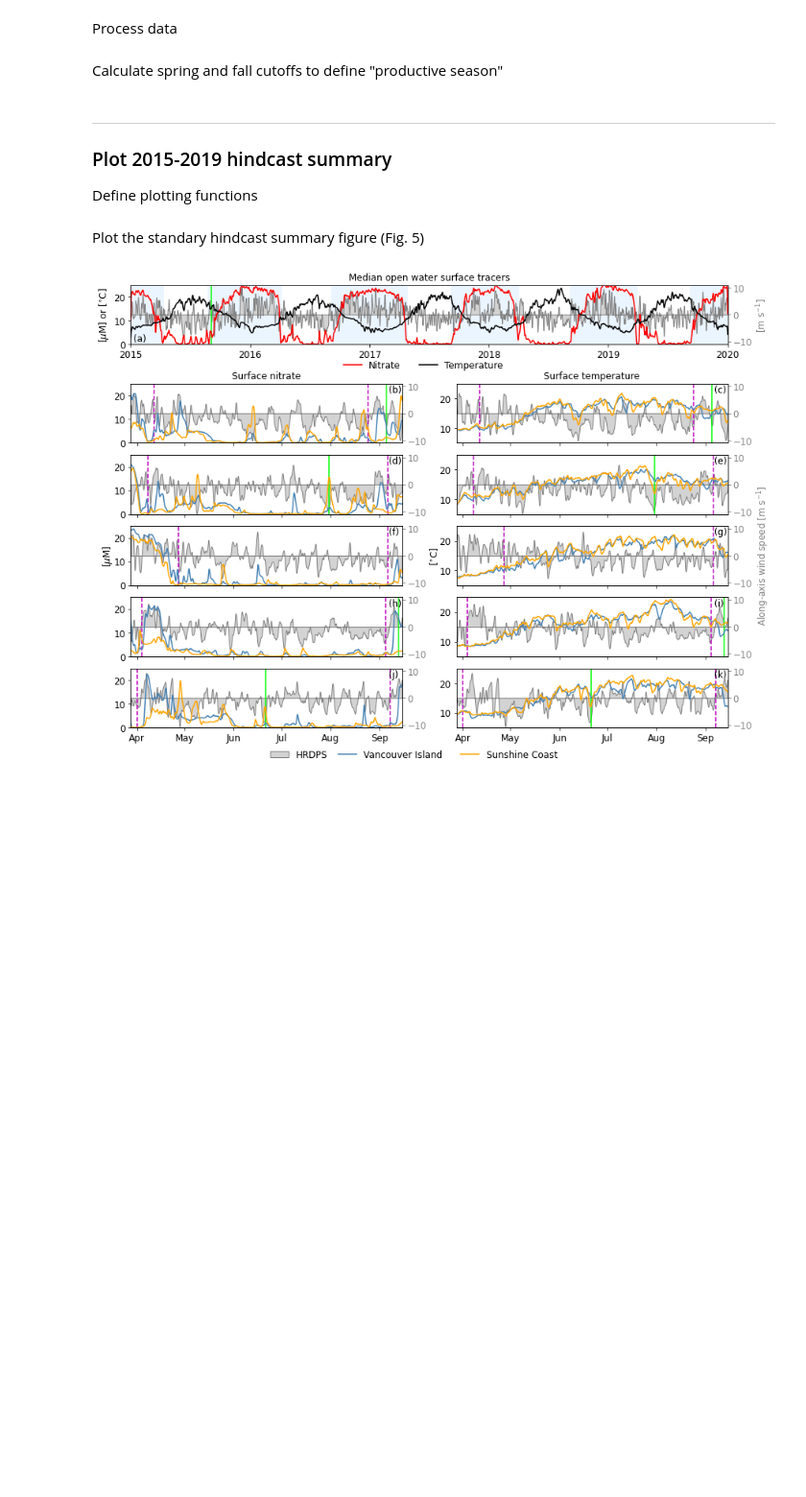
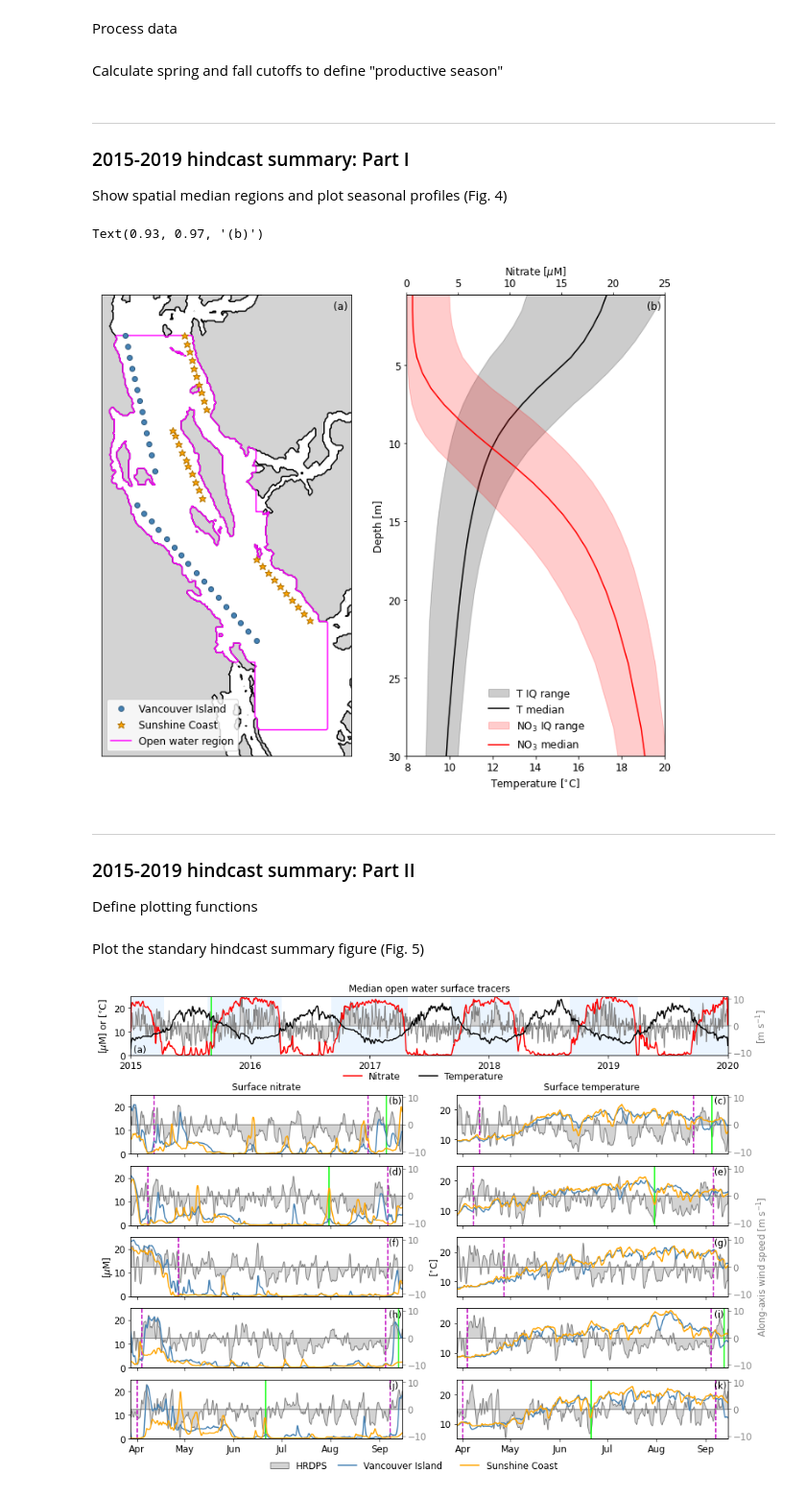
Before and after one commit to SalishSeaCast/SoG_upwelling_EOF_paper, a Jupyter notebook: notebooks/SSC_20152019_summary.ipynb, the cells around one changed output. Shown at 96% size. Cells and saved outputs as stored; diff of their text form; code cells hidden in the pictures; blank space fills up the shorter version.

```diff
--- a/notebooks/hindcast_nitrate_summary.ipynb
+++ b/notebooks/SSC_20152019_summary.ipynb
@@ -23,7 +25,7 @@ plt.rcParams['font.size'] = 12
 Load aggregated results file
 # %%
 # Load aggregated results file
-ds = xr.open_dataset('/data/bmoorema/results/EOF_paper/EOF_paper_model_fields.nc').load()
+ds = xr.open_dataset('/data/bmoorema/results/EOF_paper/EOF_paper_model_fields_new.nc').load()
 # %% [markdown]
 Define MODIS dates and open water region and coastline points for calculating spatial medians
 # %%
@@ -36,13 +38,7 @@ MODIS_dates = [
 ]
 
 # Define open water mask
-openwatermask = np.copy(ds.landmask)
-openwatermask[:120, :] = 0     # Southern end
-openwatermask[410:, :] = 0     # Northern end
-openwatermask[:170, :130] = 0  # Gulf Islands
-openwatermask[:, 190:] = 0     # Fraser River/Howe Sound
-openwatermask[280:, 130:] = 0  # Jervis Inlet
-waterpoints = openwatermask.ravel().astype('bool')
+waterpoints = tools.openwaterpoints(ds.landmask.values)
 
 # Define section points
 # [(xmin, xmax, xstep), (yint, yslope)]
@@ -66,11 +62,12 @@ Process data
 # %%
 # Process data
 data = {
-    'time': ds.time.values.astype('datetime64[s]').astype(datetime),
-    'v_along': ds.v_along.values, 'temperature': {}, 'nitrate': {},
+    'time': tools.formattime(ds.time.values),
+    'v_along': ds.v_along.values,
+    'temperature': {}, 'nitrate': {},
 }
 for var in tqdm(['temperature', 'nitrate']):
-    raw = ds[var].values.reshape(-1, len(waterpoints))[:, waterpoints]
+    raw = tools.flatten(ds[var].values, waterpoints)
     data[var]['openwater'] = {p: np.percentile(raw, p, axis=1) for p in (25, 50, 75)}
     for section in sections:
         raw = ds[var].values[(slice(None),) + tuple(sections[section])]
@@ -91,7 +80,53 @@ iseason = np.hstack(iseason)
+# %% [markdown]
+***
+
+### 2015-2019 hindcast summary: Part I
+
+Show spatial median regions and plot seasonal profiles (Fig. 4)
+# %%
+# Make plot area
+fig, axs = plt.subplots(1, 2, figsize=(12, 10))
+
+# Left panel
+ax = axs[0]
+ax.contourf(ds.landmask, levels=[-0.01, 0.01], colors='lightgray')
+ax.contour(ds.landmask, levels=[-0.01, 0.01], colors='k')
+c = ax.contour(waterpoints, levels=[-0.01, 0.01], colors='magenta')
+for section, color, marker, ms in zip(sections, ['steelblue', 'orange'], ['o', '*'], [6, 9]):
+    ax.plot(*sections[section][::-1], marker, ms=ms, mec=np.array(colors.to_rgb(color))*0.7, mfc=color, label=section)
+ax.plot([0, 1], [0, 0], '-', color='magenta', label='Open water region')
+ax.set_xlim([0, 210])
+ax.set_ylim([100, 440])
+ax.xaxis.set_ticks([])
+ax.yaxis.set_ticks([])
+ax.set_aspect(5/4.4)
+ax.legend(loc=3)
+ax.text(0.93, 0.97, '(a)', transform=ax.transAxes)
+
+# Right panel
+ax_bot = axs[1]
+ax_bot.set_ylim([30, 0.5])
+ax_bot.set_ylabel('Depth [m]')
+ax_top = ax_bot.twiny()
+for ax, var in zip([ax_bot, ax_top], ['thermocline', 'nitracline']):
+    if var == 'thermocline':
+        label, xlabel, color, xlim, ypos = 'T', 'Temperature [$^{\circ}$C]', 'k', [8, 20], 0.08
+    elif var == 'nitracline':
+        label, xlabel, color, xlim, ypos = 'NO$_3$', 'Nitrate [$\mu$M]', 'r', [0, 25], 0
+    percentiles = ds[var].sel(percentile=[25, 50, 75]).values
+    ax.fill_betweenx(ds.depth, *percentiles[(0, 2), :], ec=color, fc=color, alpha=0.2, label=f'{label} IQ range')
+    ax.plot(percentiles[1, :], ds.depth, '-', color=color, label=f'{label} median')
+    ax.set_xlim(xlim)
+    ax.set_xlabel(xlabel)
+    ax.legend(loc=(0.3, ypos), frameon=False)
+ax_bot.text(0.93, 0.97, '(b)', transform=ax_bot.transAxes)
+# %% [output]
+Text(0.93, 0.97, '(b)')
+[figure, added]
 # %% [markdown]
 ***
 
-### Plot 2015-2019 hindcast summary
+### 2015-2019 hindcast summary: Part II
 
 Define plotting functions
 # %%
```
Also changed, not shown: parts of 9 cells of this notebook, 11 other files.
